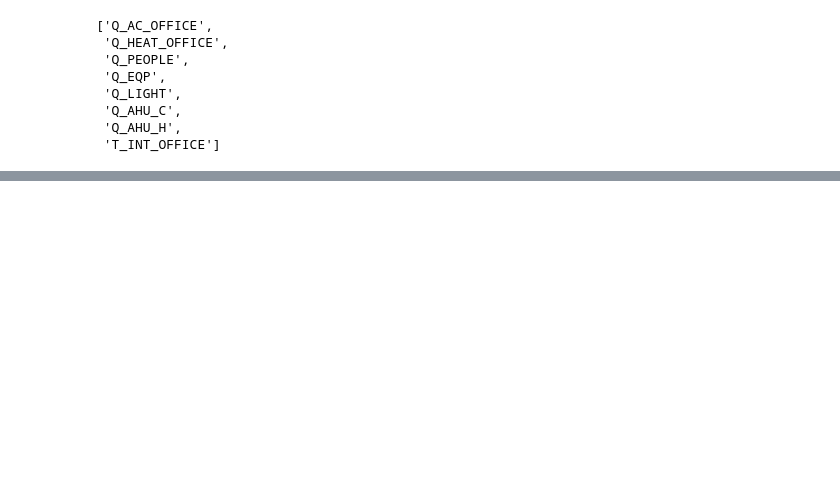
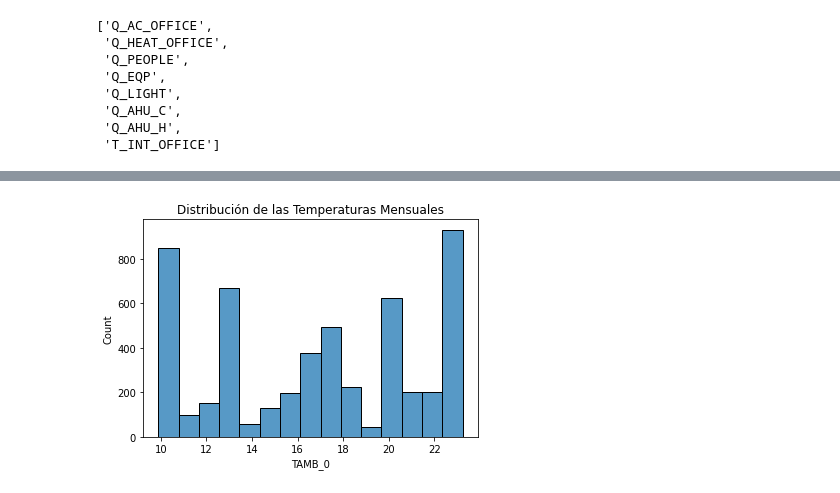
Before and after one commit to rcister01/modelo_energetico, a Jupyter notebook: notebooks/modelo_energetico.ipynb, the cells around one changed output, grey strips where cells are left out. Cells and saved outputs as stored; diff of their text form; code cells hidden in the pictures; blank space fills up the shorter version.

```diff
--- a/notebooks/modelo_energetico.ipynb
+++ b/notebooks/modelo_energetico.ipynb
@@ -147,0 +387,5 @@ y_reduced[28].head()
+# %%
+sns.histplot(data=X_reduced_train[28]['TAMB_0'])
+plt.title('Distribución de las Temperaturas Mensuales');
+# %% [output]
+[figure, added]
```
Also changed, not shown: parts of 100 cells of this notebook, 23 other files.
